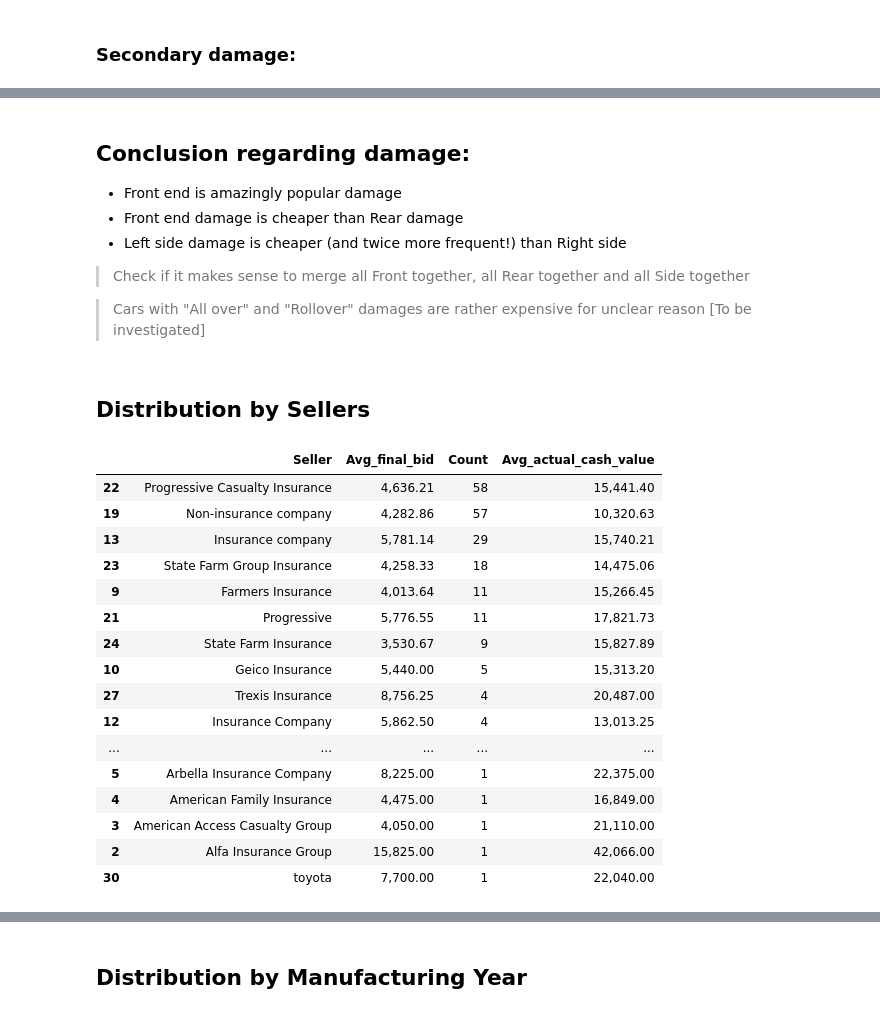
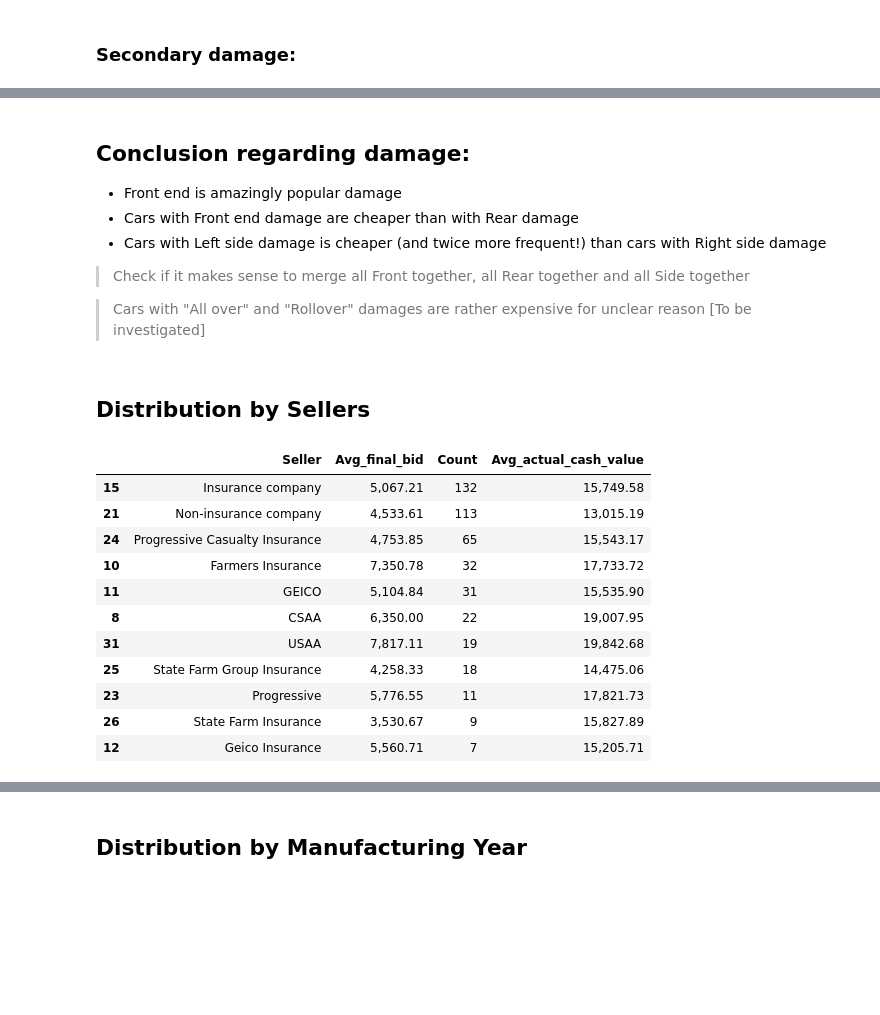
Before and after one commit to kkistya/copart_auction_car_price_prediction, a Jupyter notebook: copart_car_price_prediction.ipynb, the cells around one changed output, grey strips where cells are left out. Cells and saved outputs as stored; diff of their text form; code cells hidden in the pictures; blank space fills up the shorter version.

```diff
--- a/copart_car_price_prediction.ipynb
+++ b/copart_car_price_prediction.ipynb
@@ -23,7 +29,7 @@ df = pd.read_csv(StringIO(data))
 # %% [markdown]
 Drop unused columns:
 # %%
-df = df[df.Sold == 'Sold']
+df = df[df.Final_bid != 0]
 df = df.drop(['Sold', 'Make', 'Engine', 'Special Note', 'Interior', 'Make', 'Manufactured In', 'Exterior'], axis=1)
 # %% [markdown]
 Remove Duplicates:
@@ -39,6 +45,7 @@ Clean the data:
 df = df[df.Odometer_km != 'unknown)']
 df = df[df.Model != 'All Models']
 df = df[df.Cylinders != 'All']
+df = df[df.Eng_L != 'U']
 # %% [markdown]
 Data types conversions:
 # %%
@@ -124,6 +147,7 @@ df.loc[df['Model'] == 'Camry Hybrid', 'Model'] = 'Camry'
 df.loc[df['Model'] == 'Prius C', 'Model'] = 'Prius'
 df.loc[df['Model'] == 'Avalon Hybrid', 'Model'] = 'Avalon'
 df.loc[df['Model'] == 'Corolla (U.S.)', 'Model'] = 'Corolla'
+df.loc[df['Model'] == 'Prius Nigh', 'Model'] = 'Prius'
 # %%
 models_df = df.groupby('Model', as_index=False).agg({'Final_bid': pd.Series.mean,
                          'Auction_date': pd.Series.count,
@@ -206,5 +259,7 @@ plt.show()
 # %% [markdown]
 ## Distribution by damage
+# %%
+df.loc[df['Primary damage'] == 'Flood', 'Primary damage'] = 'Water / flood'
 # %%
 damage_df = df.groupby('Primary damage', as_index=False).agg({'Final_bid': pd.Series.mean,
                                                        'Auction_date': pd.Series.count,
@@ -303,8 +358,8 @@ burst.show()
 **<h2>Conclusion regarding damage:</h2>**
 
 * Front end is amazingly popular damage
-* Front end damage is cheaper than Rear damage
-* Left side damage is cheaper (and twice more frequent!) than Right side
+* Cars with Front end damage are cheaper than with Rear damage
+* Cars with Left side damage is cheaper (and twice more frequent!) than cars with Right side damage
 
 > Check if it makes sense to merge all Front together, all Rear together and all Side together
 
@@ -314,26 +369,22 @@ burst.show()
 # %%
 sellers_df = df.groupby('Seller', as_index=False).agg({'Final_bid': pd.Series.mean,
                                                        'Auction_date': pd.Series.count,
                                                        'Actual_cash_value': pd.Series.mean})
 
 sellers_df = sellers_df.rename(columns = {'Final_bid' : 'Avg_final_bid'}).rename(columns = {'Auction_date' : 'Count'}).rename(columns = {'Actual_cash_value' : 'Avg_actual_cash_value'}).sort_values(['Count'], ascending=False)
 
+sellers_df = sellers_df[sellers_df.Count > 5]
 sellers_df
 # %% [output]
 |  | Seller | Avg_final_bid | Count | Avg_actual_cash_value |
-| 22 | Progressive Casualty Insurance | 4,636.21 | 58 | 15,441.40 |
-| 19 | Non-insurance company | 4,282.86 | 57 | 10,320.63 |
-| 13 | Insurance company | 5,781.14 | 29 | 15,740.21 |
-| 23 | State Farm Group Insurance | 4,258.33 | 18 | 14,475.06 |
-| 9 | Farmers Insurance | 4,013.64 | 11 | 15,266.45 |
-| 21 | Progressive | 5,776.55 | 11 | 17,821.73 |
-| 24 | State Farm Insurance | 3,530.67 | 9 | 15,827.89 |
-| 10 | Geico Insurance | 5,440.00 | 5 | 15,313.20 |
-| 27 | Trexis Insurance | 8,756.25 | 4 | 20,487.00 |
-| 12 | Insurance Company | 5,862.50 | 4 | 13,013.25 |
-| ... | ... | ... | ... | ... |
-| 5 | Arbella Insurance Company | 8,225.00 | 1 | 22,375.00 |
-| 4 | American Family Insurance | 4,475.00 | 1 | 16,849.00 |
-| 3 | American Access Casualty Group | 4,050.00 | 1 | 21,110.00 |
-| 2 | Alfa Insurance Group | 15,825.00 | 1 | 42,066.00 |
-| 30 | toyota | 7,700.00 | 1 | 22,040.00 |
+| 15 | Insurance company | 5,067.21 | 132 | 15,749.58 |
+| 21 | Non-insurance company | 4,533.61 | 113 | 13,015.19 |
+| 24 | Progressive Casualty Insurance | 4,753.85 | 65 | 15,543.17 |
+| 10 | Farmers Insurance | 7,350.78 | 32 | 17,733.72 |
+| 11 | GEICO | 5,104.84 | 31 | 15,535.90 |
+| 8 | CSAA | 6,350.00 | 22 | 19,007.95 |
+| 31 | USAA | 7,817.11 | 19 | 19,842.68 |
+| 25 | State Farm Group Insurance | 4,258.33 | 18 | 14,475.06 |
+| 23 | Progressive | 5,776.55 | 11 | 17,821.73 |
+| 26 | State Farm Insurance | 3,530.67 | 9 | 15,827.89 |
+| 12 | Geico Insurance | 5,560.71 | 7 | 15,205.71 |
```
Also changed, not shown: parts of 45 cells of this notebook, 1 other file.
